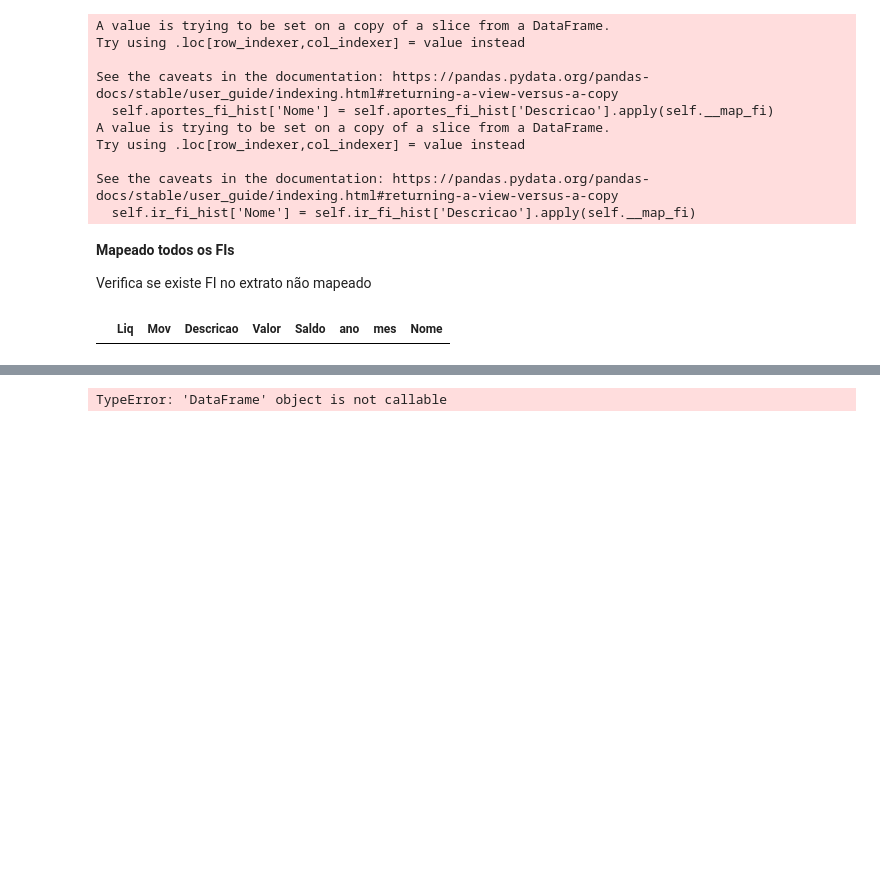
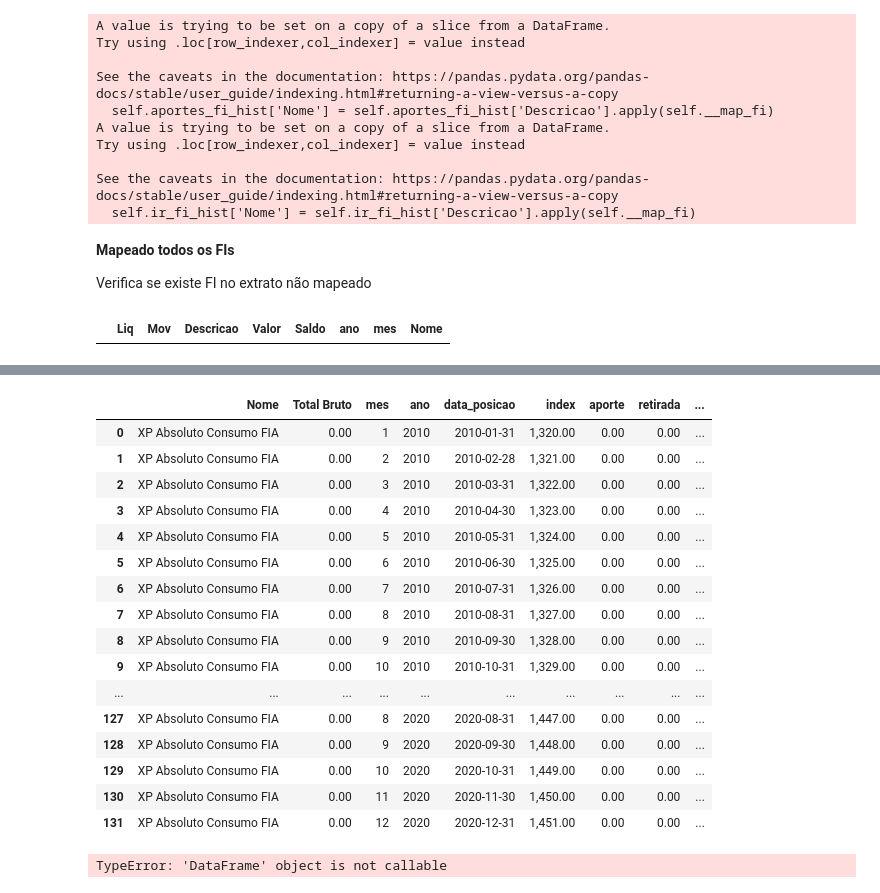
Before and after one commit to gabrielmlg/finance-app, a Jupyter notebook: app/classes/extrato_posicao_acoes.ipynb, the cells around one changed output, grey strips where cells are left out. Drawn from its saved outputs; the diff is of its cells as text; code cells hidden in the pictures; blank space fills up the shorter version.

```diff
--- a/app/classes/extrato_posicao_acoes.ipynb
+++ b/app/classes/extrato_posicao_acoes.ipynb
@@ -121,3 +88,23 @@ display(df_tmp[df_tmp['Nome'] == 'AZ Quest Multi FIC FIM'])
+# %%
+display(resumo_[resumo_['Nome'] == 'XP Absoluto Consumo FIA'])
+# %% [output]
+|  | Nome | Total Bruto | mes | ano | data_posicao | index | aporte | retirada | ... |
+| 0 | XP Absoluto Consumo FIA | 0.00 | 1 | 2010 | 2010-01-31 | 1,320.00 | 0.00 | 0.00 | ... |
+| 1 | XP Absoluto Consumo FIA | 0.00 | 2 | 2010 | 2010-02-28 | 1,321.00 | 0.00 | 0.00 | ... |
+| 2 | XP Absoluto Consumo FIA | 0.00 | 3 | 2010 | 2010-03-31 | 1,322.00 | 0.00 | 0.00 | ... |
+| 3 | XP Absoluto Consumo FIA | 0.00 | 4 | 2010 | 2010-04-30 | 1,323.00 | 0.00 | 0.00 | ... |
+| 4 | XP Absoluto Consumo FIA | 0.00 | 5 | 2010 | 2010-05-31 | 1,324.00 | 0.00 | 0.00 | ... |
+| 5 | XP Absoluto Consumo FIA | 0.00 | 6 | 2010 | 2010-06-30 | 1,325.00 | 0.00 | 0.00 | ... |
+| 6 | XP Absoluto Consumo FIA | 0.00 | 7 | 2010 | 2010-07-31 | 1,326.00 | 0.00 | 0.00 | ... |
+| 7 | XP Absoluto Consumo FIA | 0.00 | 8 | 2010 | 2010-08-31 | 1,327.00 | 0.00 | 0.00 | ... |
+| 8 | XP Absoluto Consumo FIA | 0.00 | 9 | 2010 | 2010-09-30 | 1,328.00 | 0.00 | 0.00 | ... |
+| 9 | XP Absoluto Consumo FIA | 0.00 | 10 | 2010 | 2010-10-31 | 1,329.00 | 0.00 | 0.00 | ... |
+| ... | ... | ... | ... | ... | ... | ... | ... | ... | ... |
+| 127 | XP Absoluto Consumo FIA | 0.00 | 8 | 2020 | 2020-08-31 | 1,447.00 | 0.00 | 0.00 | ... |
+| 128 | XP Absoluto Consumo FIA | 0.00 | 9 | 2020 | 2020-09-30 | 1,448.00 | 0.00 | 0.00 | ... |
+| 129 | XP Absoluto Consumo FIA | 0.00 | 10 | 2020 | 2020-10-31 | 1,449.00 | 0.00 | 0.00 | ... |
+| 130 | XP Absoluto Consumo FIA | 0.00 | 11 | 2020 | 2020-11-30 | 1,450.00 | 0.00 | 0.00 | ... |
+| 131 | XP Absoluto Consumo FIA | 0.00 | 12 | 2020 | 2020-12-31 | 1,451.00 | 0.00 | 0.00 | ... |
 # %%
 resumo_fi = fundo_investimento.resumo(2010, 2020)
 # %% [output]
```
Also changed, not shown: parts of 12 cells of this notebook, 5 other files.
